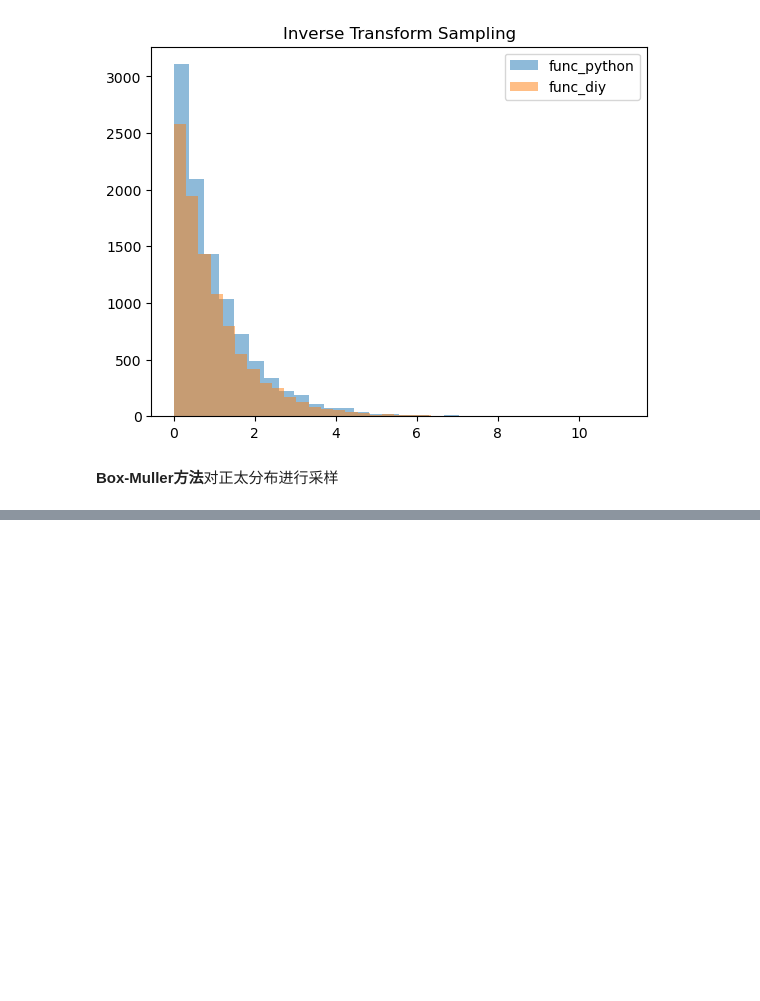
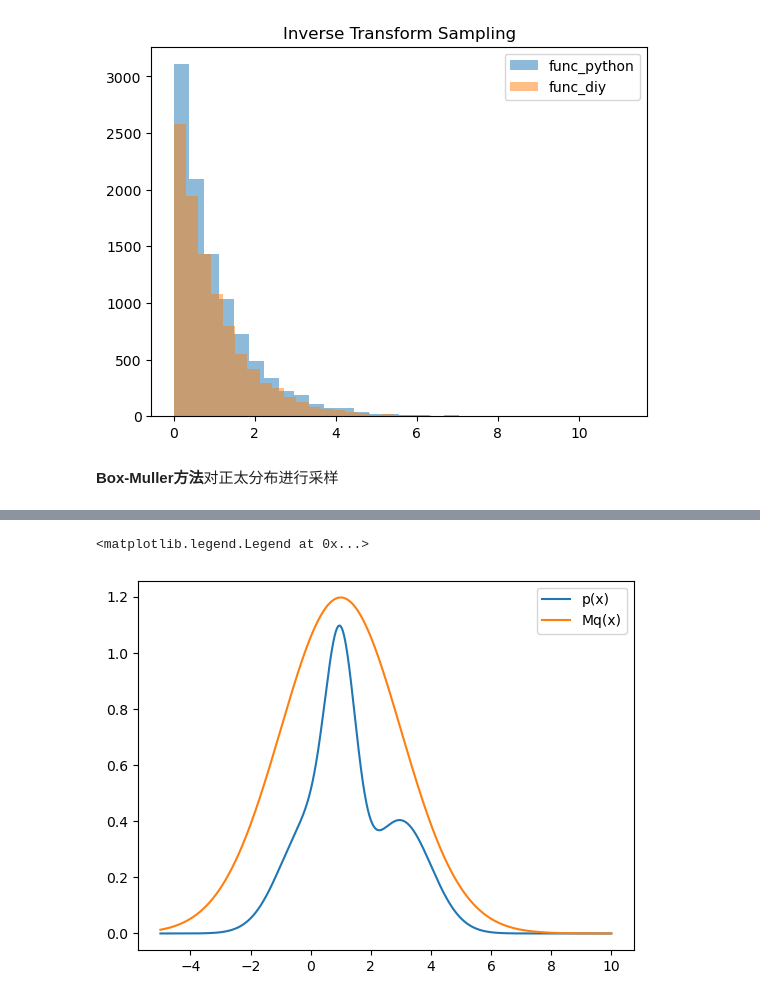
Before and after one commit to Sgongzi/statistical_computing, a Jupyter notebook: sampling/sampling.ipynb, the cells around one changed output, grey strips where cells are left out. Cells and saved outputs as stored; diff of their text form; code cells hidden in the pictures; blank space fills up the shorter version.

```diff
--- a/sampling/sampling.ipynb
+++ b/sampling/sampling.ipynb
@@ -97,0 +145,12 @@ Name: a, dtype: int64
+# %%
+#样例
+x = np.linspace(-5,10,10000)
+y1 = stats.norm.pdf(x,0,1)+stats.norm.pdf(x,3,1)+stats.norm.pdf(x,1,0.5)
+M=6 #M=[2,3,4,5,6]
+y2 = M*(stats.norm.pdf(x,1,2))
+plt.plot(x,y1,label='p(x)')
+plt.plot(x,y2,label='Mq(x)')
+plt.legend()
+# %% [output]
+<matplotlib.legend.Legend at 0x...>
+[figure, added]
```
Also changed, not shown: parts of 21 cells of this notebook, 1 other file.
